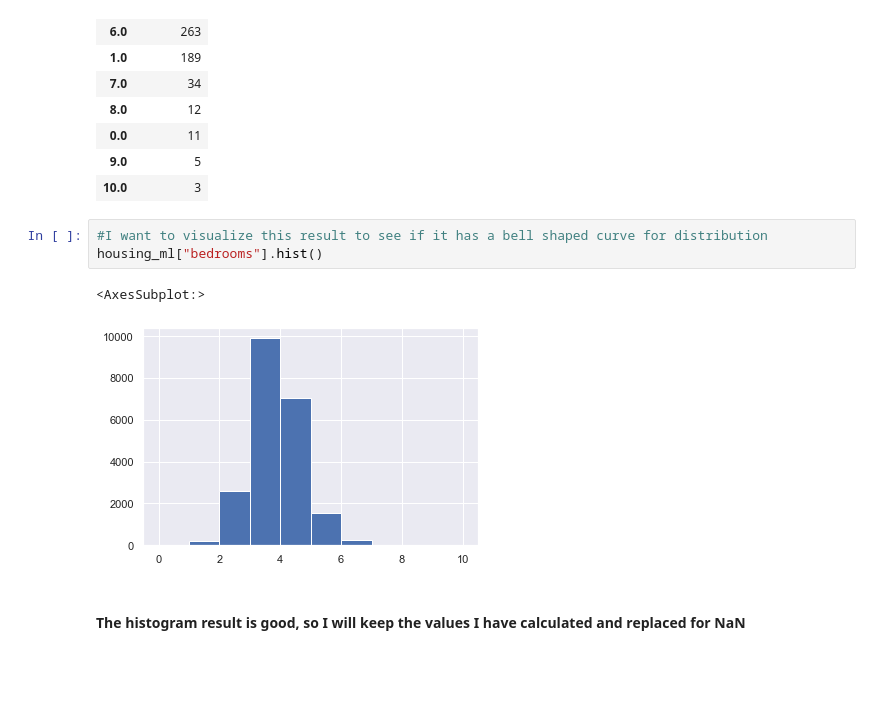
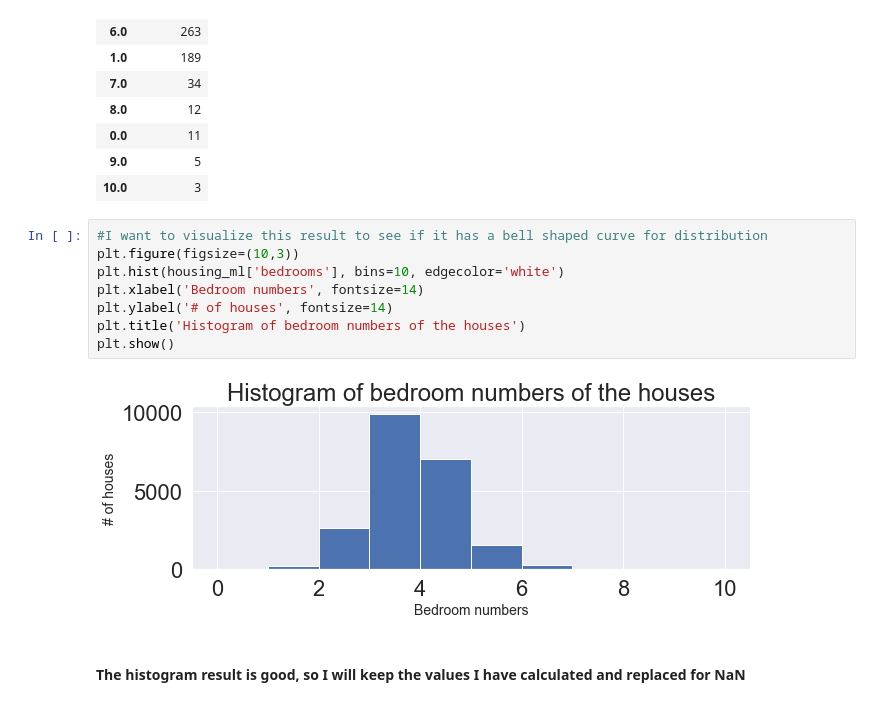
Before and after one commit to bpeterson25/USD_500B_Final_UEW-BP, a Jupyter notebook: 500B_Final_UEW-BP.ipynb, the cells around one changed output. Saved outputs shown, nothing was run; the diff lists cells and outputs as text; blank space fills up the shorter version.

```diff
--- a/500B_Final_UEW-BP.ipynb
+++ b/500B_Final_UEW-BP.ipynb
@@ -569,10 +574,14 @@ housing_ml['bedrooms'].value_counts().to_frame()
 | 10.0 | 3 |
 # %%
 #I want to visualize this result to see if it has a bell shaped curve for distribution
-housing_ml["bedrooms"].hist()
+plt.figure(figsize=(10,3))
+plt.hist(housing_ml['bedrooms'], bins=10, edgecolor='white')
+plt.xlabel('Bedroom numbers', fontsize=14)
+plt.ylabel('# of houses', fontsize=14)
+plt.title('Histogram of bedroom numbers of the houses')
+plt.show()
 # %% [output]
-<AxesSubplot:>
-[figure, old version]
+[figure, new version]
 # %% [markdown]
 #### The histogram result is good, so I will keep the values I have calculated and replaced for NaN
 # %%
```
Also changed, not shown: parts of 66 cells of this notebook.
